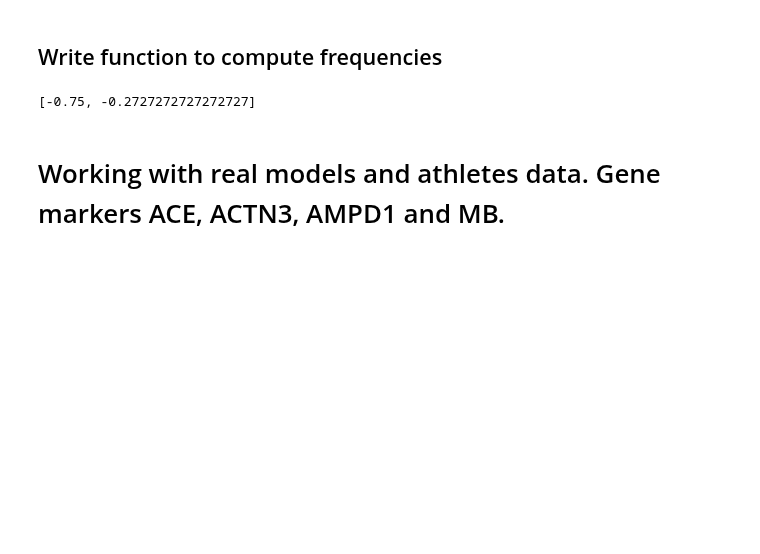
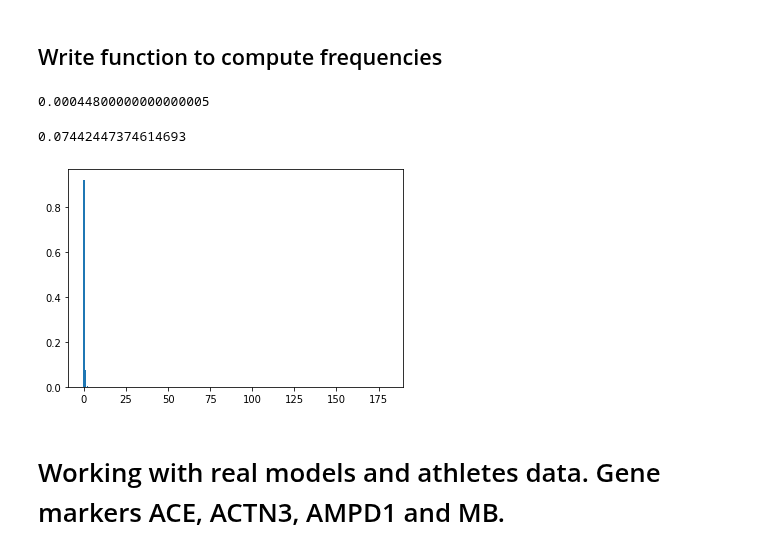
Before and after one commit to erinijapranckeviciene/ppolygenic, a Jupyter notebook: ppolygenic_working_draft.ipynb, the cells around one changed output. Cells and saved outputs as stored; diff of their text form; code cells hidden in the pictures; blank space fills up the shorter version.

```diff
--- a/ppolygenic_working_draft.ipynb
+++ b/ppolygenic_working_draft.ipynb
@@ -118,26 +118,41 @@ def total_genotype_score(markers_list,markers_dict):
             return -103 # Invalid genotype
 
     # apply error function to map the score into [-1 , 1] interval
-    score = sum([gt_freq[i]*marker_conf[i] for i in range(0,n_gt_pairs)])
-
-    # normalization constant is a sum of confidences
-    normalization_constant = sum(markers_dict[i]['conf'] for i in markers_dict.keys())
-
-    # normalized score
-    normalized_score = score/normalization_constant
-
+    fscore = np.prod(list(gt_freq))
     #erf_score = erf(normalized_score)
     # apply sigmoid function and constant shift into interval [-1,1]
     #sigmoid_score = 1/(1+exp(-normalized_score))-0.5
     # return original score and a normalized_score
     #return [score,normalized_score,erf_score,sigmoid_score]
-    return [score,normalized_score]
+    return fscore
 
 markers_list='rs12722 TT, rs1800012 AA, rs679620 GG'
 markers_dict=markers['injury']
-total_genotype_score(markers_list,markers_dict)
+ts=total_genotype_score(markers_list,markers_dict)
+print(ts)
 # %% [output]
-[-0.75, -0.2727272727272727]
+0.00044800000000000005
+# %%
+from scipy.stats import binom
+print(binom.pmf(1, 180, ts))
+# %% [output]
+0.07442447374614693
+# %%
+from scipy.stats import binom
+import matplotlib.pyplot as plt
+# setting the values
+# of n and p
+n = 180
+p = ts
+# defining list of r values
+r_values = list(range(n + 1))
+# list of pmf values
+dist = [binom.pmf(r, n, p) for r in r_values ]
+# plotting the graph
+plt.bar(r_values, dist)
+plt.show()
+# %% [output]
+[figure, added]
 # %%
 ####################################################
 # TGS functions
```
